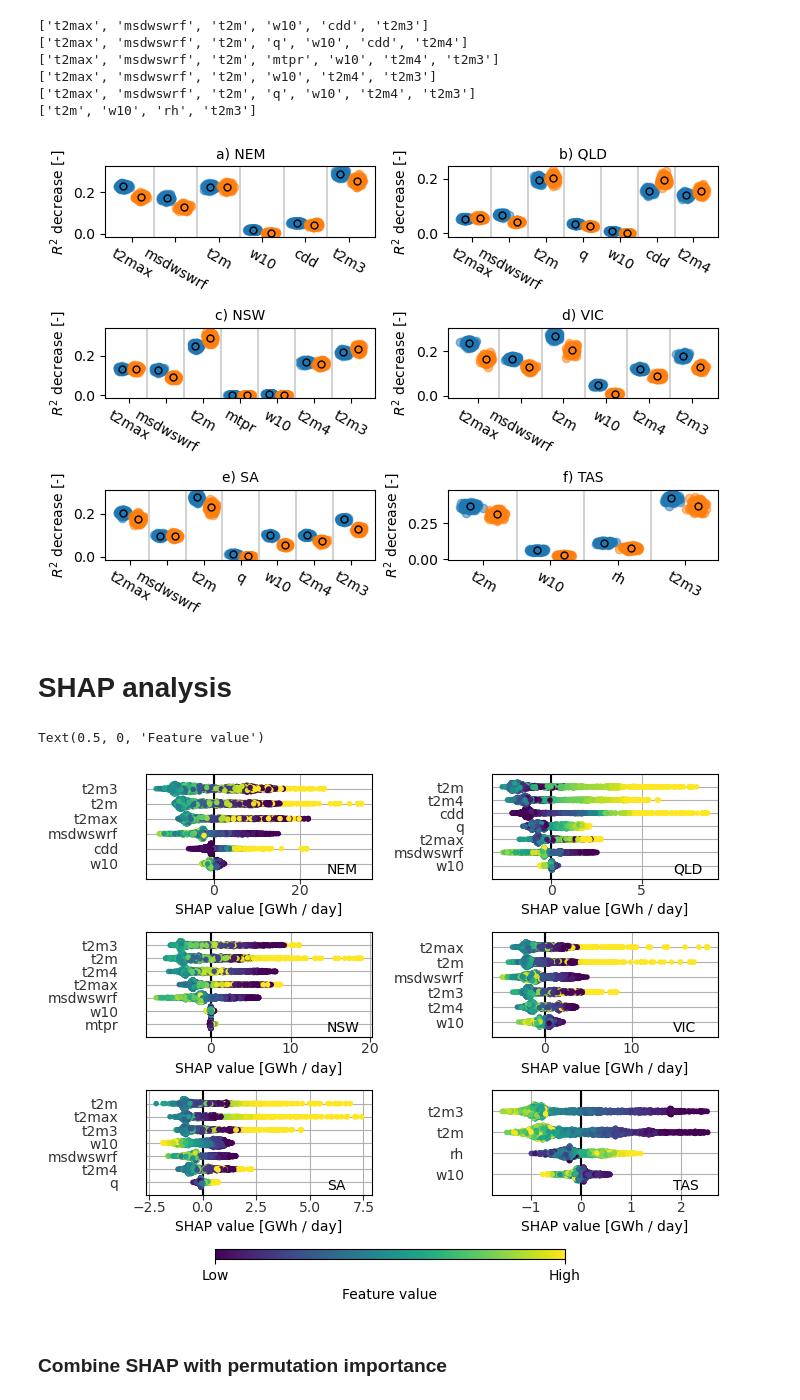
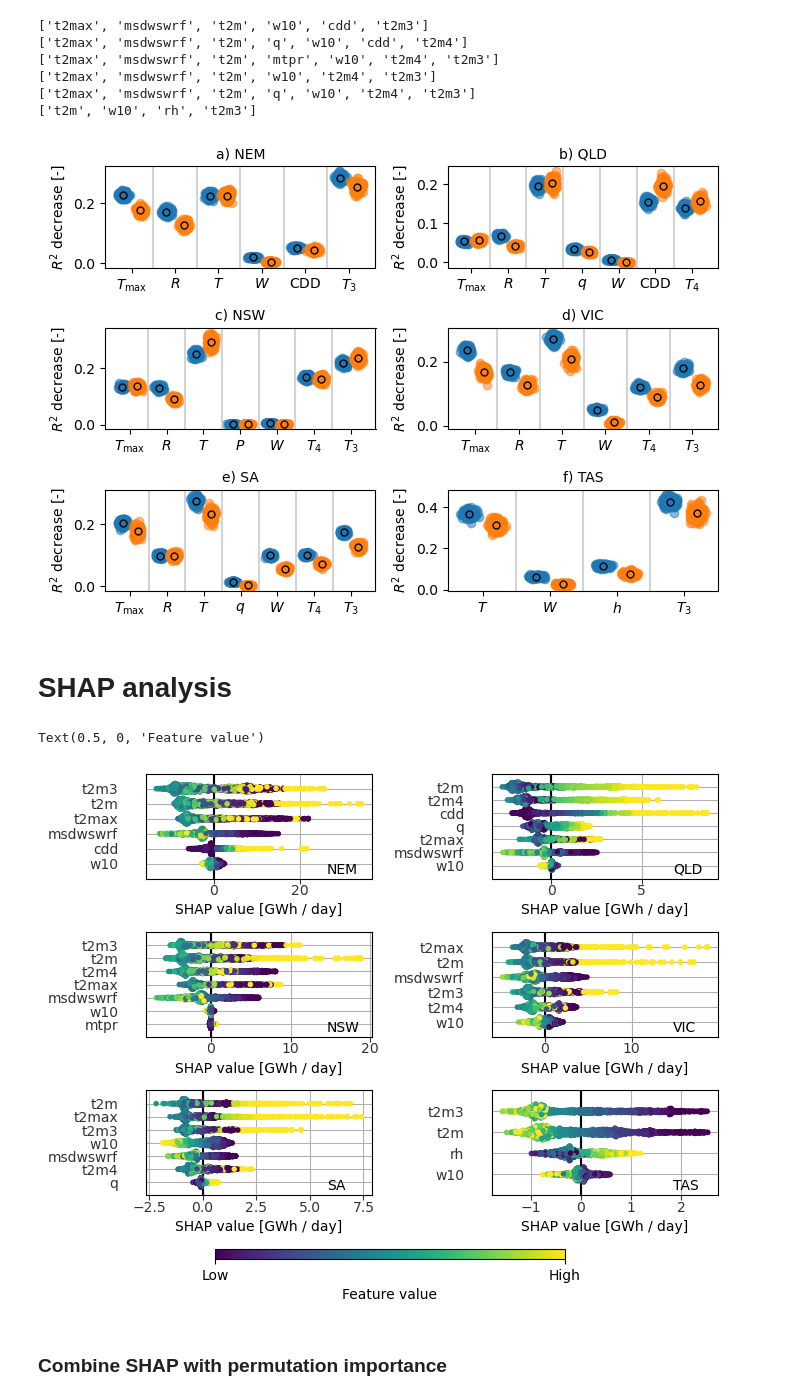
Before and after one commit to dougrichardson/demand_model, a Jupyter notebook: 13_evaluation.ipynb, the cells around one changed output. Saved outputs shown, nothing was run; the diff lists cells and outputs as text; code cells hidden in the pictures.

```diff
--- a/13_evaluation.ipynb
+++ b/13_evaluation.ipynb
@@ -644,11 +644,11 @@ def plot_ts(ax, region, tra_dict, tes_dict, start=None, end=None, colors=["tab:b
 fig, ax = plt.subplots(2, 1, figsize=(7,4))
 
 plot_ts(ax[0], "NSW", training_dict_pars, test_dict_pars, "2019", "2020")
-p = ax[0].set_title("(a) All days, parsimonious, NSW", fontsize=10)
+p = ax[0].set_title("a) All days, parsimonious, NSW", fontsize=10)
 ax[0].legend()
 
 plot_ts(ax[1], "NSW", training_no_wknd_no_xmas_dict_pars, test_no_wknd_no_xmas_dict_pars, "2019", "2020")
-ax[1].set_title("(b) Work days, parsimonious, NSW", fontsize=10)
+ax[1].set_title("b) Work days, parsimonious, NSW", fontsize=10)
 
 for a in ax:
     a.set_ylim(160, 260)
@@ -669,14 +669,14 @@ plt.savefig("figures/time_series_demand_NSW_2019.pdf", format="pdf", bbox_inches
 fig, ax = plt.subplots(3, 1, figsize=(7,6))
 
 plot_ts(ax[0], "QLD", training_no_wknd_no_xmas_dict_pars, test_no_wknd_no_xmas_dict_pars, "2017", "2019")
-p = ax[0].set_title("(a) Work days, parsimonious, QLD", fontsize=10)
+p = ax[0].set_title("a) Work days, parsimonious, QLD", fontsize=10)
 ax[0].legend()
 
 plot_ts(ax[1], "NSW", training_no_wknd_no_xmas_dict_pars, test_no_wknd_no_xmas_dict_pars, "2017", "2019")
-ax[1].set_title("(b) Work days, parsimonious, NSW", fontsize=10)
+ax[1].set_title("b) Work days, parsimonious, NSW", fontsize=10)
 
 plot_ts(ax[2], "TAS", training_no_wknd_no_xmas_dict_pars, test_no_wknd_no_xmas_dict_pars, "2017", "2019")
-ax[2].set_title("(b) Work days, parsimonious, TAS", fontsize=10)
+ax[2].set_title("c) Work days, parsimonious, TAS", fontsize=10)
 
 # for a in ax:
 #     # a.set_ylim(160, 260)
@@ -865,13 +865,16 @@ def plot_perm(ax, pTrain, pTest, features, x_nudge=0.2, colors=["tab:blue", "tab
     """
     Scatter permutation importantes for train and test
     """
+    _features = fn.parse_features(fn.sel_model(features)["feature_names"])[::-1]
+    _features_pretty = [fn.pretty_variable(v) for v in _features]
+
     nx = len(pTrain.importances_mean)
 
     scatter_perm(ax, pTrain, -x_nudge, colors[0], plot_cloud=plot_cloud, label="Train")
     scatter_perm(ax, pTest, x_nudge, colors[1], plot_cloud=plot_cloud, label="Test")
 
     ax.set_xticks(range(nx))
-    ax.set_xticklabels(fn.parse_features(fn.sel_model(features)["feature_names"])[::-1], rotation=-30)
+    ax.set_xticklabels(_features_pretty, rotation=0)
 
     ax.set_ylabel(r"$R^{2}$ decrease [-]")
 
@@ -888,7 +891,7 @@ for i, r in enumerate(regions):
     ax.flatten()[i].set_title(letters[i] + ") " + r, fontsize=10)
 plt.tight_layout()
 # %% [output]
-[figure, old version]
+[figure, new version]
 # %% [markdown]
 # SHAP analysis
 # %%
@@ -976,30 +979,35 @@ def plot_shap(vals, features, feature_names, colorbar=True, fontsize=10):
 # %%
 fig = plt.figure(figsize=(7,5))
 
-for i, r in enumerate(regions):
+for i, r in enumerate(regions[:]):
+
+    features = fn.parse_features(fn.sel_model(features_no_wknd_no_xmas_dict_pars[r])["feature_names"])[::-1]
+    features_pretty = [fn.pretty_variable(v) for v in features]
 
     fig.add_subplot(3, 2, i+1)
     a = plot_shap(
         shap_train[r] / 1000,
         trainX_dict[r],
-        fn.parse_features(fn.sel_model(features_no_wknd_no_xmas_dict_pars[r])["feature_names"])[::-1],
+        features,
         colorbar=False
     )
     a.text(0.8, 0.05, r, transform=a.transAxes)
+
+    # a.set_yticklabels(features_pretty)
 
 # Figure legend
 cmap = plt.get_cmap('viridis')
 cNorm  = matplotlib.colors.Normalize(vmin=0, vmax=100)
 scalarMap = matplotlib.cm.ScalarMappable(norm=cNorm, cmap=cmap)
 scalarMap.set_array([])
 
 cax = fig.add_axes([0.26, 0.0, 0.5, 0.02])
 cbar = fig.colorbar(scalarMap, cax=cax, ticks=[0, 100], orientation="horizontal")
 cbar.ax.set_xticklabels(["Low", "High"])
 cbar.ax.set_xlabel("Feature value")
 # %% [output]
 Text(0.5, 0, 'Feature value')
-[figure, old version]
+[figure, new version]
 # %% [markdown]
 ### Combine SHAP with permutation importance
 # %%
```
Also changed, not shown: parts of 1 cell of this notebook.
